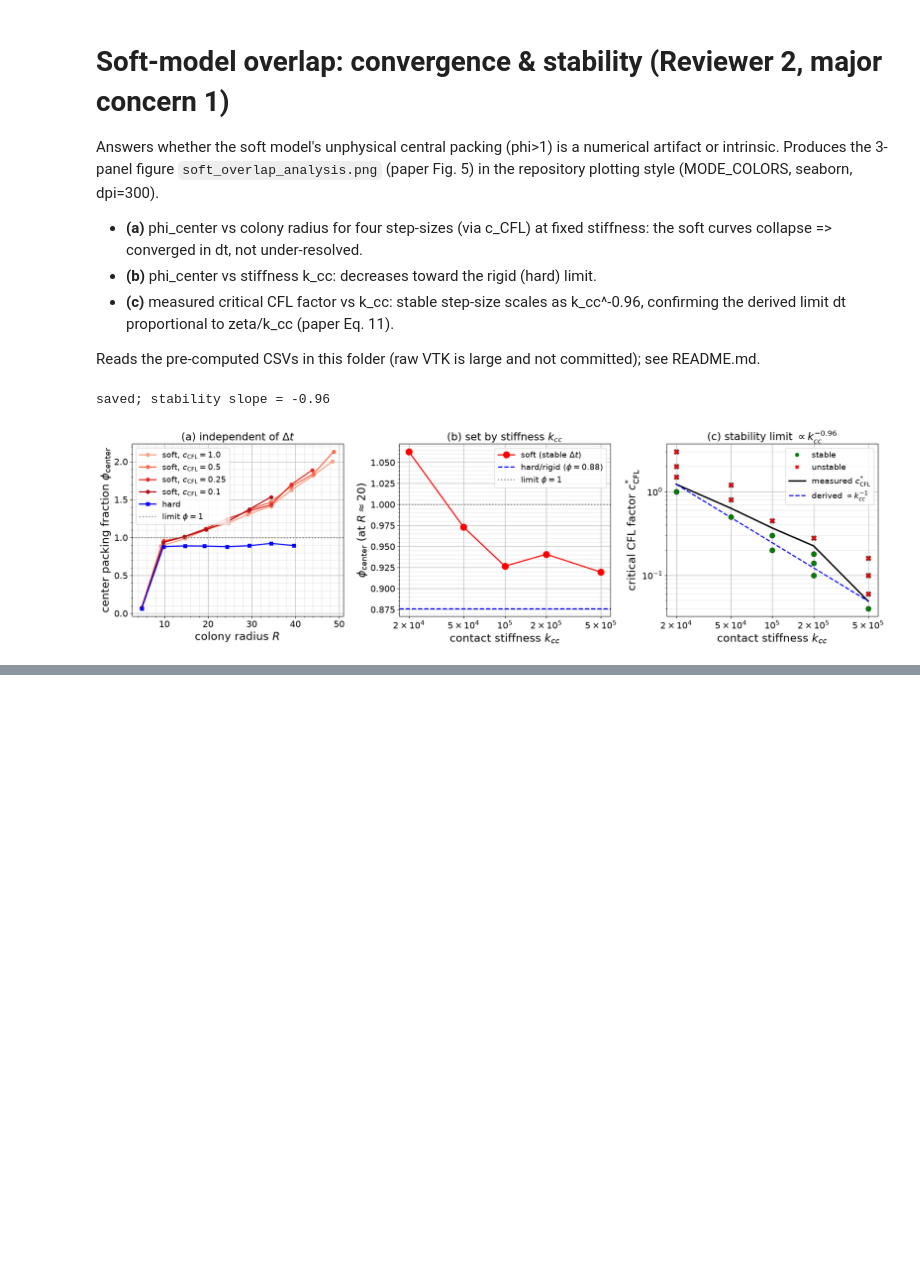
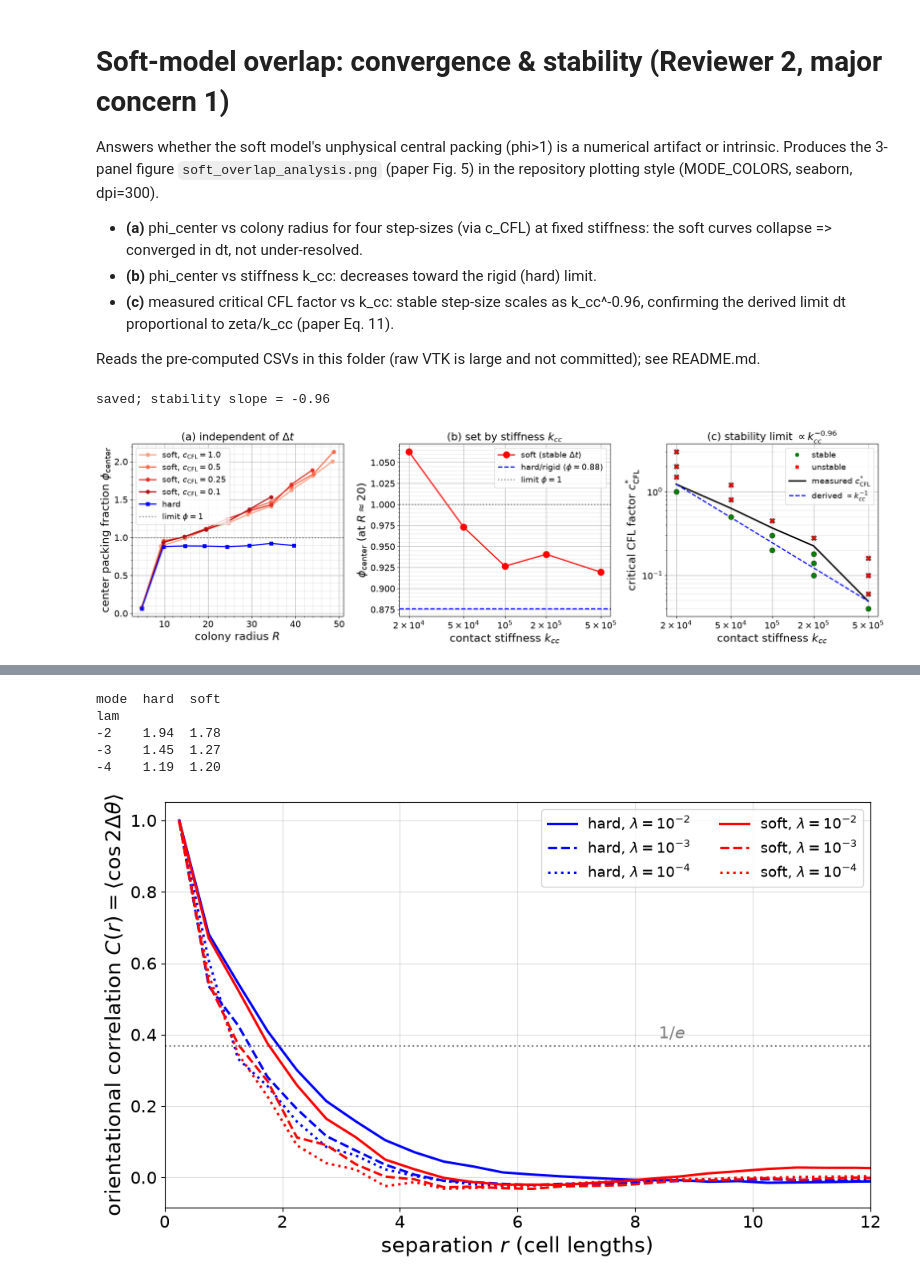
Before and after one commit to ManuelLerchner/ProliferatingCellCollectives-IDP, a Jupyter notebook: analysis/m1_overlap_convergence/plot_soft_convergence.ipynb, the cells around one changed output, grey strips where cells are left out. Saved outputs shown, nothing was run; the diff lists cells and outputs as text; code cells hidden in the pictures; blank space fills up the shorter version.

Commit message:
orientation correlation for reviewer 2

```diff
--- a/analysis/m1_overlap_convergence/plot_soft_convergence.ipynb
+++ b/analysis/m1_overlap_convergence/plot_soft_convergence.ipynb
@@ -98,0 +103,31 @@ saved; stability slope = -0.96
+# %%
+import os, numpy as np, pandas as pd
+import matplotlib.pyplot as plt
+SPD = "."
+MODE_COLORS = {"hard": "blue", "soft": "red"}
+LINE_STYLES = {"-2": "solid", "-3": "dashed", "-4": "dotted"}
+LAMLAB = {"-2": r"$\lambda=10^{-2}$", "-3": r"$\lambda=10^{-3}$", "-4": r"$\lambda=10^{-4}$"}
+FS_L, FS_T, FS_LG = 19, 15, 13
+
+cur = pd.read_csv(SPD + "/orient_corr_curves.csv", dtype={"lam": str})
+fig, ax = plt.subplots(figsize=(10, 6))
+for (mode, lam), g in cur.groupby(["mode", "lam"]):
+    g = g.sort_values("r")
+    ax.plot(g["r"], g["C"], color=MODE_COLORS[mode], ls=LINE_STYLES[lam], lw=2.2,
+            label=f"{mode}, {LAMLAB[lam]}")
+ax.axhline(1/np.e, ls=":", color="grey", lw=1.5)
+ax.text(8.4, 1/np.e + 0.02, r"$1/e$", fontsize=FS_T, color="grey")
+ax.set_xlabel(r"separation $r$ (cell lengths)", fontsize=FS_L)
+ax.set_ylabel(r"orientational correlation $C(r)=\langle\cos 2\Delta\theta\rangle$", fontsize=FS_L)
+ax.tick_params(labelsize=FS_T); ax.grid(alpha=0.4); ax.set_xlim(0, 12)
+ax.legend(fontsize=FS_LG, ncol=2)
+plt.tight_layout(); fig.savefig(SPD + "/orientation_correlation.png", dpi=300, bbox_inches="tight")
+xi = pd.read_csv(SPD + "/orient_xi.csv", dtype={"lam": str})
+print(xi.pivot(index="lam", columns="mode", values="xi").to_string())
+# %% [output]
+mode  hard  soft
+lam
+-2    1.94  1.78
+-3    1.45  1.27
+-4    1.19  1.20
+[figure, added]
```
Also changed, not shown: parts of 1 cell of this notebook, 12 other files.
